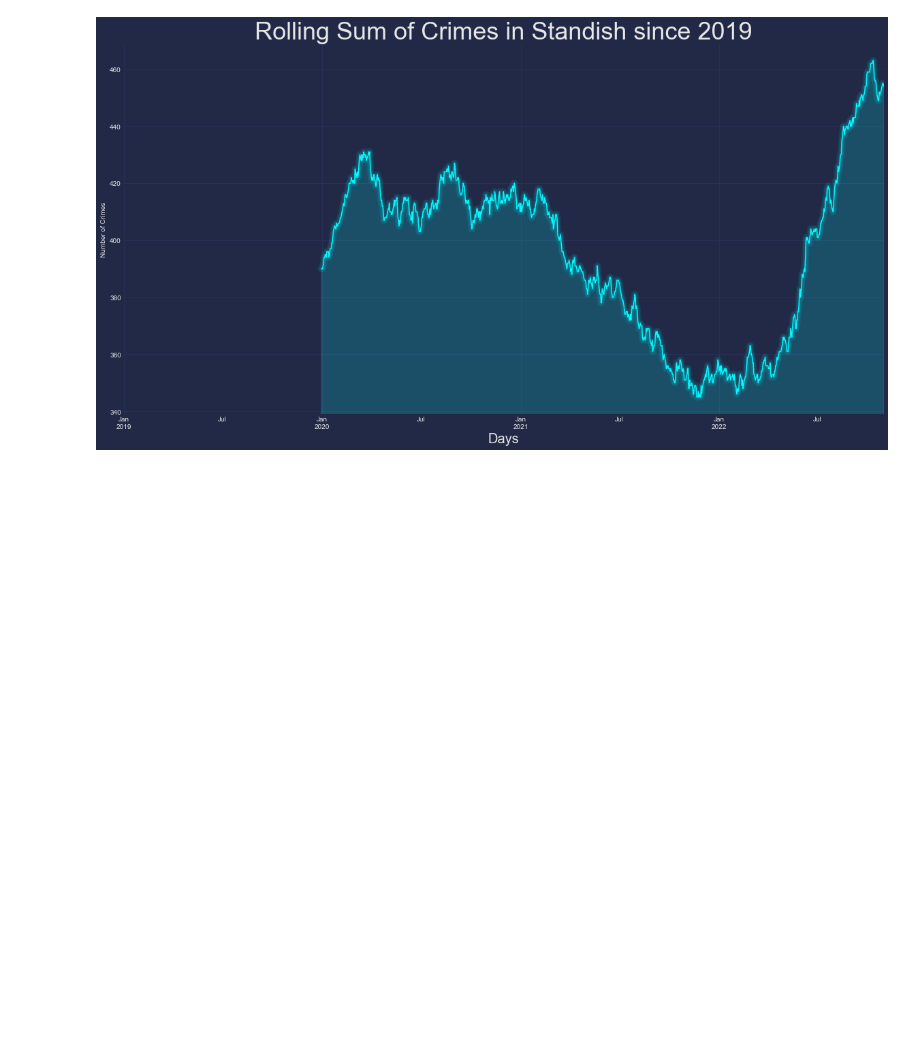
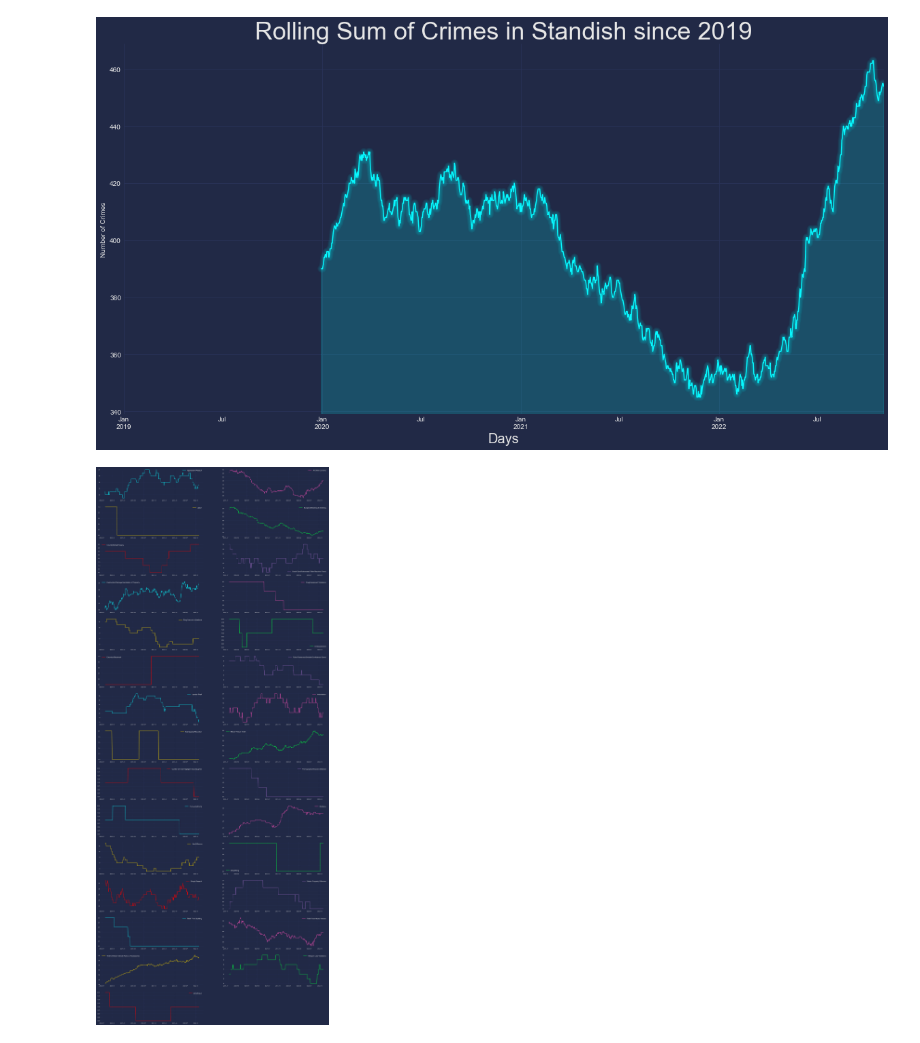
Before and after one commit to chrisolwell/MPLSCrime, a Jupyter notebook: standish_time.ipynb, the cells around one changed output. Cells and saved outputs as stored; diff of their text form; code cells hidden in the pictures; blank space fills up the shorter version.

Commit message:
created a series of cool line graphs showing frequecy of types of crime.

```diff
--- a/standish_time.ipynb
+++ b/standish_time.ipynb
@@ -237,3 +237,14 @@ mplcyberpunk.add_underglow()
 plt.show()
 # %% [output]
 [figure]
+# %%
+#OK this is sweet and I found the code it's based on here: https://www.kaggle.com/code/yuanjieli/chicago-crime-data-visualization-exercise/notebook
+crimes_count_date = filtered_df.pivot_table('Case_Number', aggfunc=np.size, columns='Offense', index=filtered_df.index.date, fill_value=0)
+crimes_count_date.index = pd.DatetimeIndex(crimes_count_date.index)
+plt.rcParams['ytick.labelsize'] = 8
+plt.rcParams['xtick.labelsize'] = 8
+plot = crimes_count_date.rolling(365).sum().plot(figsize=(24, 60), subplots=True, layout=(-1, 2), sharex=False, sharey=False)
+plt.style.use(['cyberpunk'])
+plt.savefig('types_over_time.png')
+# %% [output]
+[figure, added]
```
Also changed, not shown: 1 other file.
